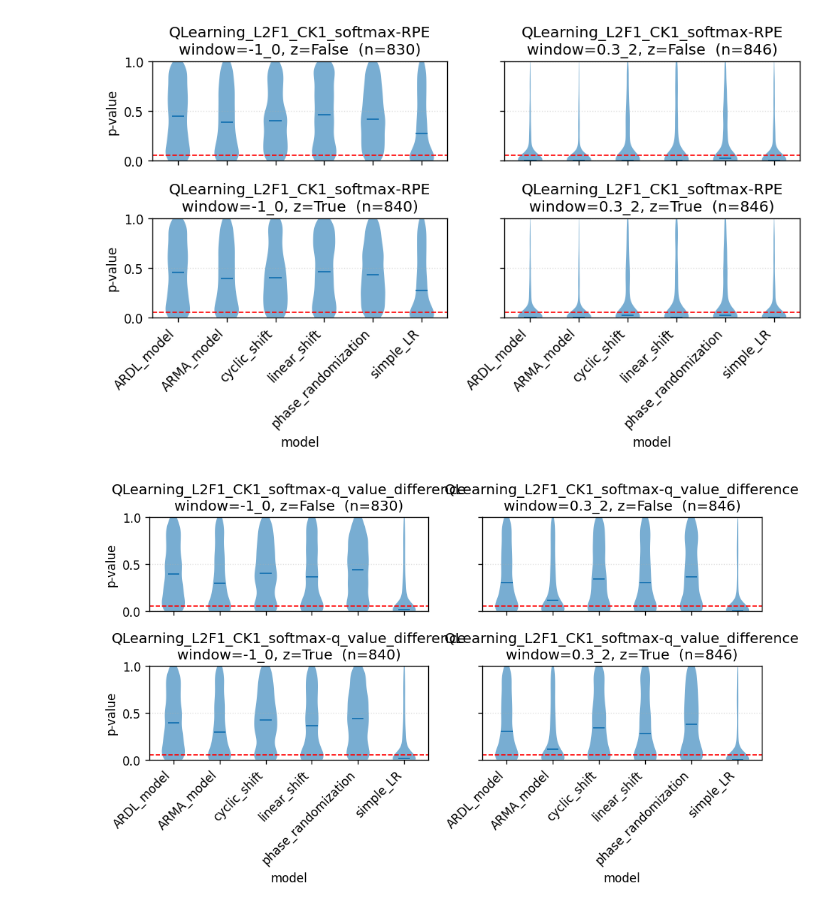
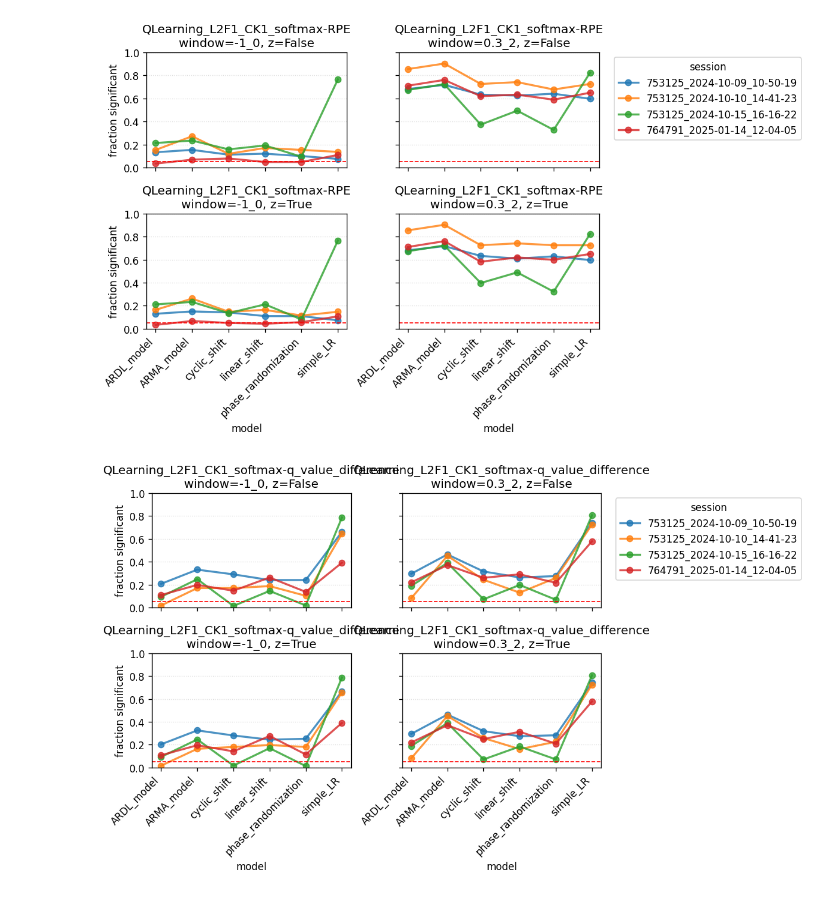
Before and after one commit to AllenNeuralDynamics/aind-dft-ephys-analysis, a Jupyter notebook: src/aind_dft_ephys_analysis/ephys_playground.ipynb, the cells around one changed output. Drawn from its saved outputs; the diff is of its cells as text; code cells hidden in the pictures.

Commit message:
adding plot_fraction_significant_lines_by_session

```diff
--- a/src/aind_dft_ephys_analysis/ephys_playground.ipynb
+++ b/src/aind_dft_ephys_analysis/ephys_playground.ipynb
@@ -366,12 +366,12 @@ plot_unitwise_pvalues_across_models(
     "/root/capsule/results/sig_dir_all_sessions.csv",
 )
 # %%
-from ephys_behavior_visualization import plot_violin_pvalues_across_models
+from ephys_behavior_visualization import plot_fraction_significant_lines_by_session
 
 # 2) Or load directly from the CSV produced earlier
-plot_violin_pvalues_across_models(
+plot_fraction_significant_lines_by_session(
     "/root/capsule/results/sig_dir_all_sessions.csv",
 )
 # %% [output]
-[figure, old version]
+[figure, new version]
-[figure, old version]
+[figure, new version]
```
Also changed, not shown: parts of 1 cell of this notebook, 1 other file.
